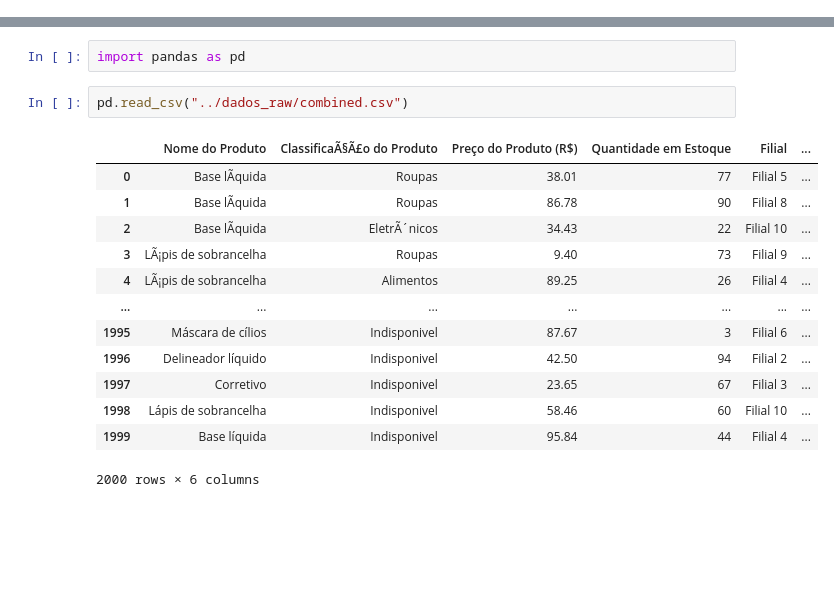
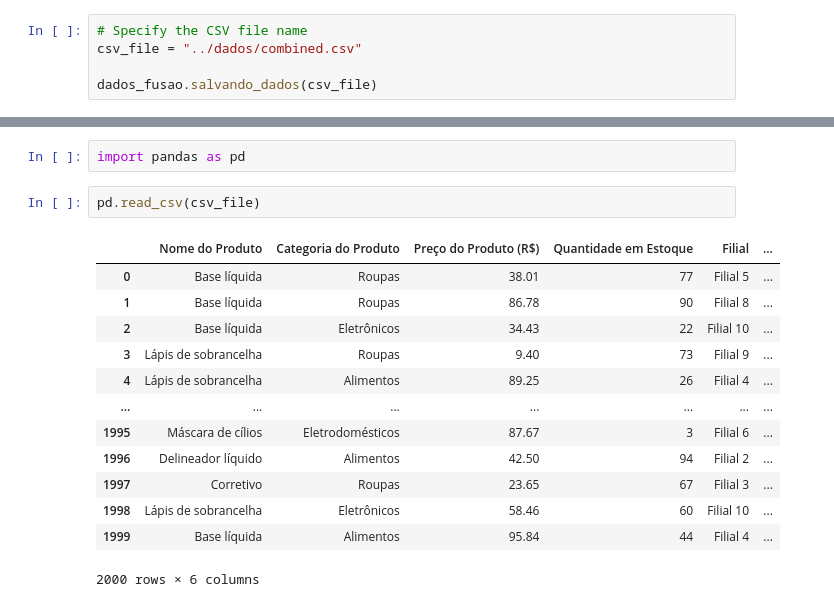
Before and after one commit to millenagena/Python-Eng-de-Dados, a Jupyter notebook: notebooks/combinando_dados.ipynb, the cells around one changed output, grey strips where cells are left out. Drawn from its saved outputs; the diff is of its cells as text; blank space fills up the shorter version.

```diff
--- a/notebooks/combinando_dados.ipynb
+++ b/notebooks/combinando_dados.ipynb
@@ -1129,0 +1521,5 @@ Data written to ../dados_raw/combined.csv
+# %%
+# Specify the CSV file name
+csv_file = "../dados/combined.csv"
+
+dados_fusao.salvando_dados(csv_file)
@@ -1132,18 +1530,18 @@ Data written to ../dados_raw/combined.csv
 # %%
 import pandas as pd
 # %%
-pd.read_csv("../dados_raw/combined.csv")
+pd.read_csv(csv_file)
 # %% [output]
-|  | Nome do Produto | ClassificaÃ§Ã£o do Produto | Preço do Produto (R$) | Quantidade em Estoque | Filial | ... |
-| 0 | Base lÃ­quida | Roupas | 38.01 | 77 | Filial 5 | ... |
-| 1 | Base lÃ­quida | Roupas | 86.78 | 90 | Filial 8 | ... |
-| 2 | Base lÃ­quida | EletrÃ´nicos | 34.43 | 22 | Filial 10 | ... |
-| 3 | LÃ¡pis de sobrancelha | Roupas | 9.40 | 73 | Filial 9 | ... |
-| 4 | LÃ¡pis de sobrancelha | Alimentos | 89.25 | 26 | Filial 4 | ... |
+|  | Nome do Produto | Categoria do Produto | Preço do Produto (R$) | Quantidade em Estoque | Filial | ... |
+| 0 | Base líquida | Roupas | 38.01 | 77 | Filial 5 | ... |
+| 1 | Base líquida | Roupas | 86.78 | 90 | Filial 8 | ... |
+| 2 | Base líquida | Eletrônicos | 34.43 | 22 | Filial 10 | ... |
+| 3 | Lápis de sobrancelha | Roupas | 9.40 | 73 | Filial 9 | ... |
+| 4 | Lápis de sobrancelha | Alimentos | 89.25 | 26 | Filial 4 | ... |
 | ... | ... | ... | ... | ... | ... | ... |
-| 1995 | Máscara de cílios | Indisponivel | 87.67 | 3 | Filial 6 | ... |
-| 1996 | Delineador líquido | Indisponivel | 42.50 | 94 | Filial 2 | ... |
-| 1997 | Corretivo | Indisponivel | 23.65 | 67 | Filial 3 | ... |
-| 1998 | Lápis de sobrancelha | Indisponivel | 58.46 | 60 | Filial 10 | ... |
-| 1999 | Base líquida | Indisponivel | 95.84 | 44 | Filial 4 | ... |
+| 1995 | Máscara de cílios | Eletrodomésticos | 87.67 | 3 | Filial 6 | ... |
+| 1996 | Delineador líquido | Alimentos | 42.50 | 94 | Filial 2 | ... |
+| 1997 | Corretivo | Roupas | 23.65 | 67 | Filial 3 | ... |
+| 1998 | Lápis de sobrancelha | Eletrônicos | 58.46 | 60 | Filial 10 | ... |
+| 1999 | Base líquida | Alimentos | 95.84 | 44 | Filial 4 | ... |
 2000 rows × 6 columns
```
Also changed, not shown: parts of 80 cells of this notebook.
